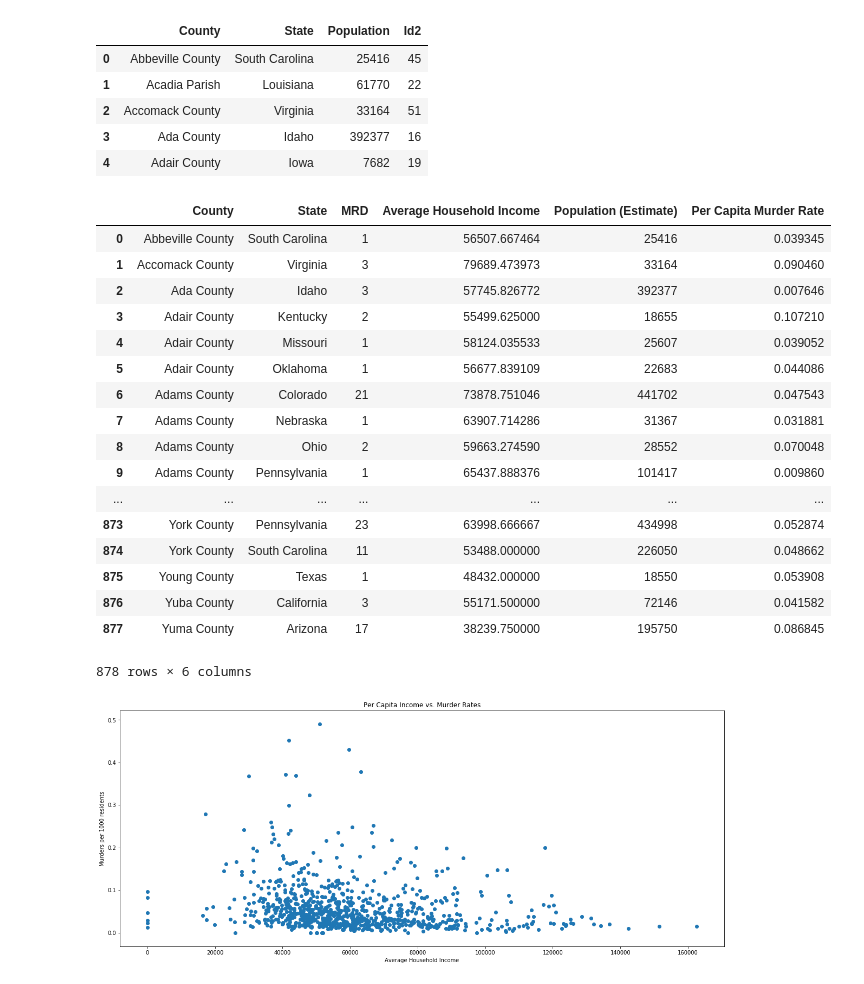
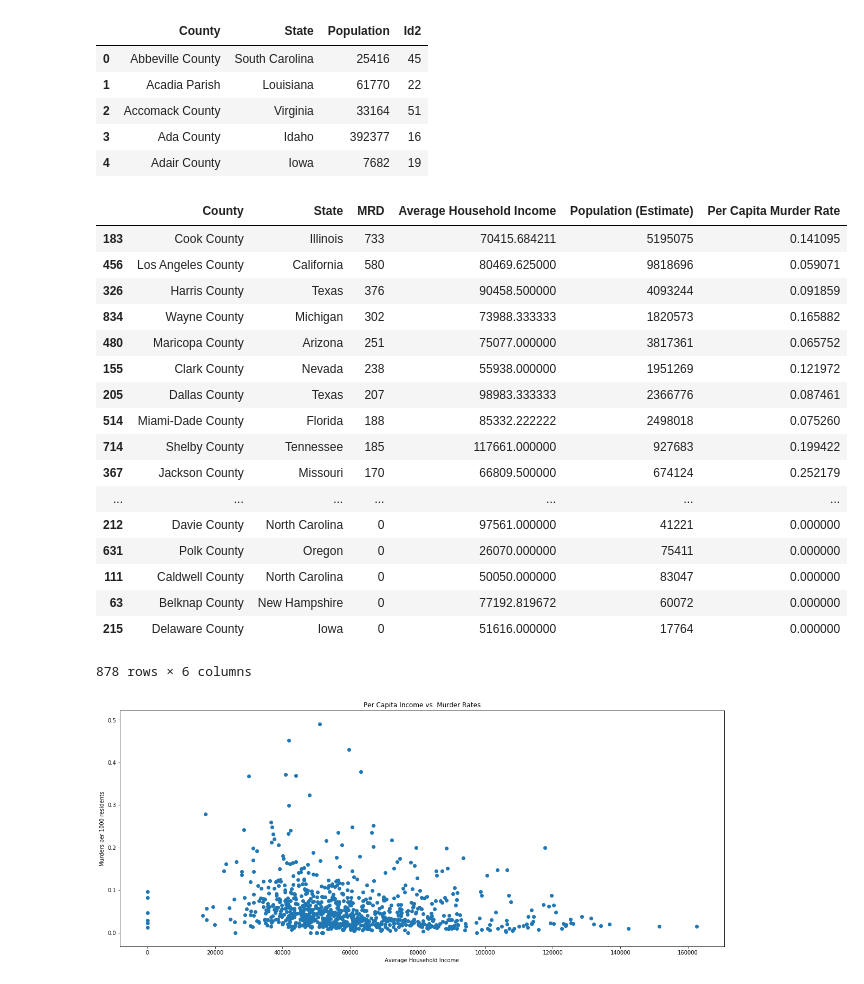
Before and after one commit to jstetter/project-1, a Jupyter notebook: project_1.ipynb, the cells around one changed output. Cells and saved outputs as stored; diff of their text form; code cells hidden in the pictures.

```diff
--- a/project_1.ipynb
+++ b/project_1.ipynb
@@ -155,25 +155,25 @@ combined_df3 = combined_df3[['County', 'State', 'MRD', 'Mean', 'Population']]
 combined_df3 = combined_df3.rename(columns={'Mean':'Average Household Income', 'Population':'Population (Estimate)'})
 # %%
 combined_df3['Per Capita Murder Rate'] = (combined_df3['MRD']/ combined_df3['Population (Estimate)'])*1000
-combined_df3
+combined_df3.sort_values(by = 'MRD', ascending = False)
 # %% [output]
 |  | County | State | MRD | Average Household Income | Population (Estimate) | Per Capita Murder Rate |
-| 0 | Abbeville County | South Carolina | 1 | 56507.667464 | 25416 | 0.039345 |
-| 1 | Accomack County | Virginia | 3 | 79689.473973 | 33164 | 0.090460 |
-| 2 | Ada County | Idaho | 3 | 57745.826772 | 392377 | 0.007646 |
-| 3 | Adair County | Kentucky | 2 | 55499.625000 | 18655 | 0.107210 |
-| 4 | Adair County | Missouri | 1 | 58124.035533 | 25607 | 0.039052 |
-| 5 | Adair County | Oklahoma | 1 | 56677.839109 | 22683 | 0.044086 |
-| 6 | Adams County | Colorado | 21 | 73878.751046 | 441702 | 0.047543 |
-| 7 | Adams County | Nebraska | 1 | 63907.714286 | 31367 | 0.031881 |
-| 8 | Adams County | Ohio | 2 | 59663.274590 | 28552 | 0.070048 |
-| 9 | Adams County | Pennsylvania | 1 | 65437.888376 | 101417 | 0.009860 |
+| 183 | Cook County | Illinois | 733 | 70415.684211 | 5195075 | 0.141095 |
+| 456 | Los Angeles County | California | 580 | 80469.625000 | 9818696 | 0.059071 |
+| 326 | Harris County | Texas | 376 | 90458.500000 | 4093244 | 0.091859 |
+| 834 | Wayne County | Michigan | 302 | 73988.333333 | 1820573 | 0.165882 |
+| 480 | Maricopa County | Arizona | 251 | 75077.000000 | 3817361 | 0.065752 |
+| 155 | Clark County | Nevada | 238 | 55938.000000 | 1951269 | 0.121972 |
+| 205 | Dallas County | Texas | 207 | 98983.333333 | 2366776 | 0.087461 |
+| 514 | Miami-Dade County | Florida | 188 | 85332.222222 | 2498018 | 0.075260 |
+| 714 | Shelby County | Tennessee | 185 | 117661.000000 | 927683 | 0.199422 |
+| 367 | Jackson County | Missouri | 170 | 66809.500000 | 674124 | 0.252179 |
 | ... | ... | ... | ... | ... | ... | ... |
-| 873 | York County | Pennsylvania | 23 | 63998.666667 | 434998 | 0.052874 |
-| 874 | York County | South Carolina | 11 | 53488.000000 | 226050 | 0.048662 |
-| 875 | Young County | Texas | 1 | 48432.000000 | 18550 | 0.053908 |
-| 876 | Yuba County | California | 3 | 55171.500000 | 72146 | 0.041582 |
-| 877 | Yuma County | Arizona | 17 | 38239.750000 | 195750 | 0.086845 |
+| 212 | Davie County | North Carolina | 0 | 97561.000000 | 41221 | 0.000000 |
+| 631 | Polk County | Oregon | 0 | 26070.000000 | 75411 | 0.000000 |
+| 111 | Caldwell County | North Carolina | 0 | 50050.000000 | 83047 | 0.000000 |
+| 63 | Belknap County | New Hampshire | 0 | 77192.819672 | 60072 | 0.000000 |
+| 215 | Delaware County | Iowa | 0 | 51616.000000 | 17764 | 0.000000 |
 878 rows × 6 columns
 # %%
 plt.scatter(combined_df3['Average Household Income'], combined_df3['Per Capita Murder Rate'])
```
Also changed, not shown: parts of 1 cell of this notebook.
